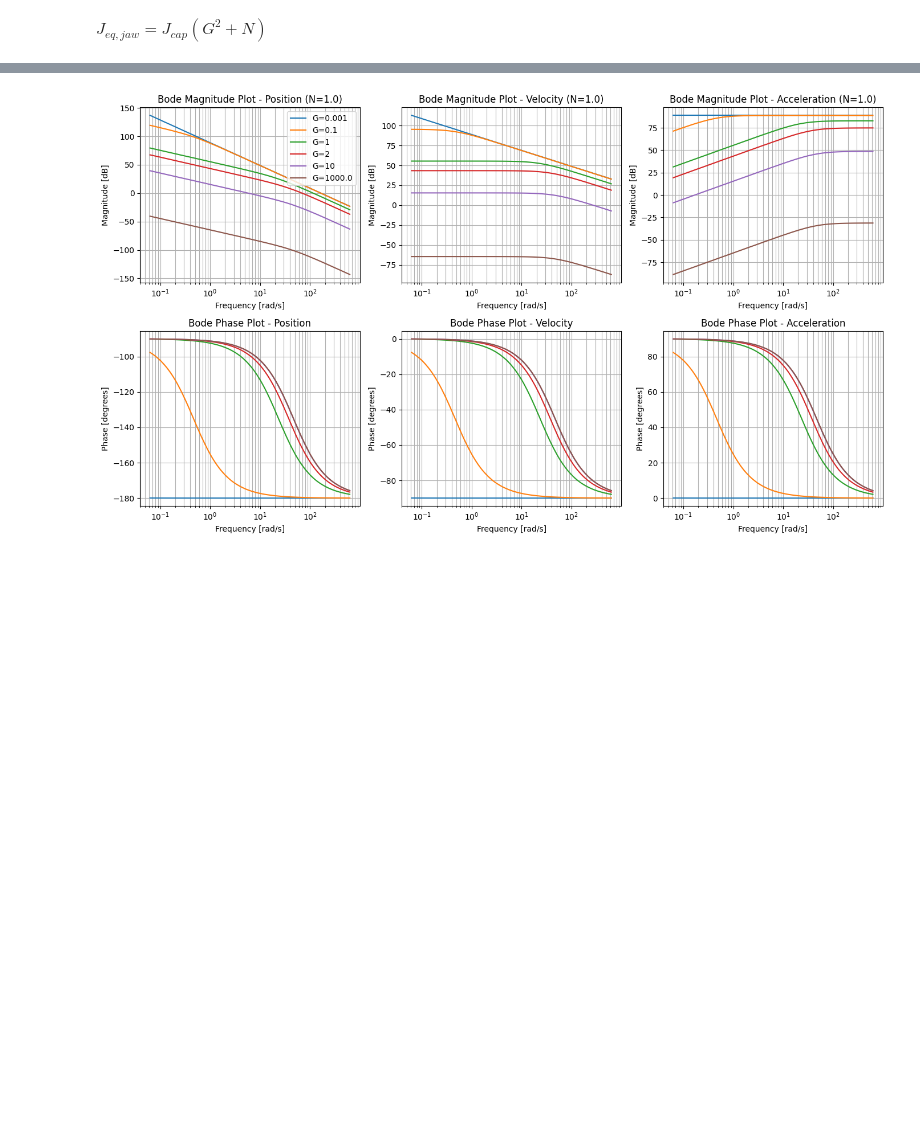
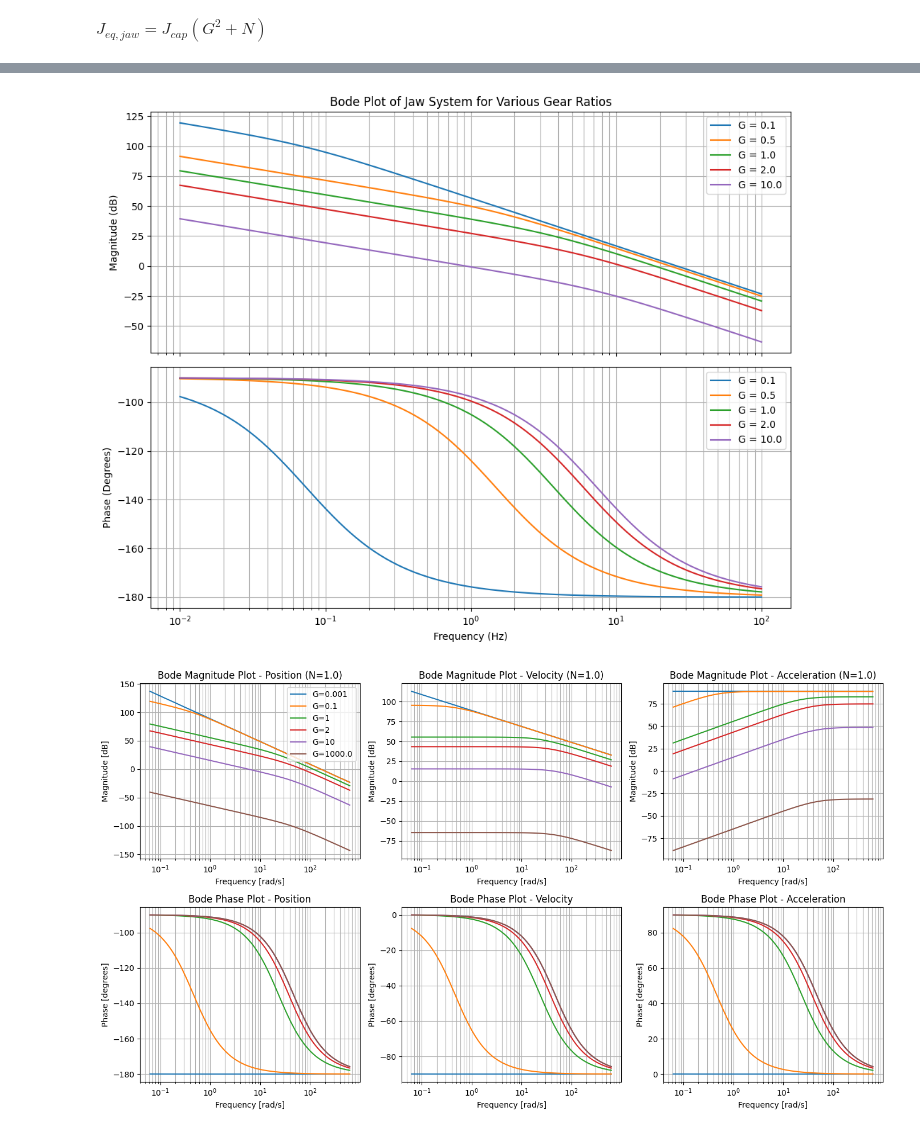
Before and after one commit to gregaiosa/1DOF_Gripper, a Jupyter notebook: dynamics.ipynb, the cells around one changed output, grey strips where cells are left out. Drawn from its saved outputs; the diff is of its cells as text; code cells hidden in the pictures; blank space fills up the shorter version.

Commit message:
Using symbolic equation to make the bode plot

```diff
--- a/dynamics.ipynb
+++ b/dynamics.ipynb
@@ -392,3 +232,47 @@ $\displaystyle - K_{d} \left(s \mathcal{L}_{t}\left[\theta_{2}{\left(t \right)}\
+# %%
+j_cap_val = 3.55e-5 + 8.199e-7
+n_val = 1.0
+kd_val = 0.0017
+
+gear_ratios = [0.1, 0.5, 1.0, 2.0, 10.0]
+
+freq_sweep = np.logspace(-2, 2, 100)
+w_rad = freq_sweep * 2 * np.pi
+
+fig, (ax_mag, ax_phase) = plt.subplots(2, 1, figsize=(10, 8), sharex=True)
+
+for g_val in gear_ratios:
+
+    H_num = H_s.subs({J_cap: j_cap_val, N: n_val, k_d: kd_val, G: g_val})
+    H_num = sym.simplify(H_num)
+
+    num_sym, den_sym = sym.fraction(H_num)
+
+    num_coeffs = [float(c) for c in sym.Poly(num_sym, s).all_coeffs()]
+    den_coeffs = [float(c) for c in sym.Poly(den_sym, s).all_coeffs()]
+
+    sys = signal.TransferFunction(num_coeffs, den_coeffs)
+
+    w, mag, phase = signal.bode(sys, w=w_rad)
+
+
+    ax_mag.semilogx(w / (2 * np.pi), mag, label=f'G = {g_val}') # X-axis back to Hz
+    ax_phase.semilogx(w / (2 * np.pi), phase, label=f'G = {g_val}')
+
+ax_mag.set_ylabel('Magnitude (dB)')
+ax_mag.set_title('Bode Plot of Jaw System for Various Gear Ratios')
+ax_mag.grid(True, which="both", ls="-")
+ax_mag.legend() # This displays the labels assigned during the loop
+
+ax_phase.set_ylabel('Phase (Degrees)')
+ax_phase.set_xlabel('Frequency (Hz)')
+ax_phase.grid(True, which="both", ls="-")
+ax_phase.legend()
+
+plt.tight_layout()
+plt.show()
+# %% [output]
+[figure, added]
 # %%
 
 # System constants
```
Also changed, not shown: parts of 9 cells of this notebook.
